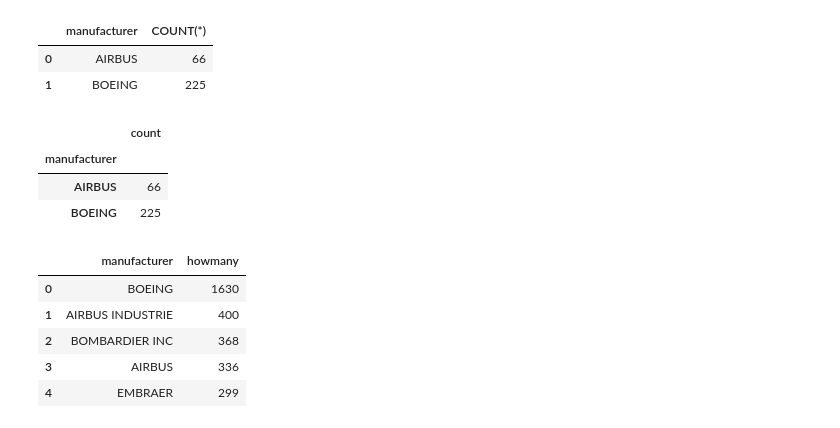
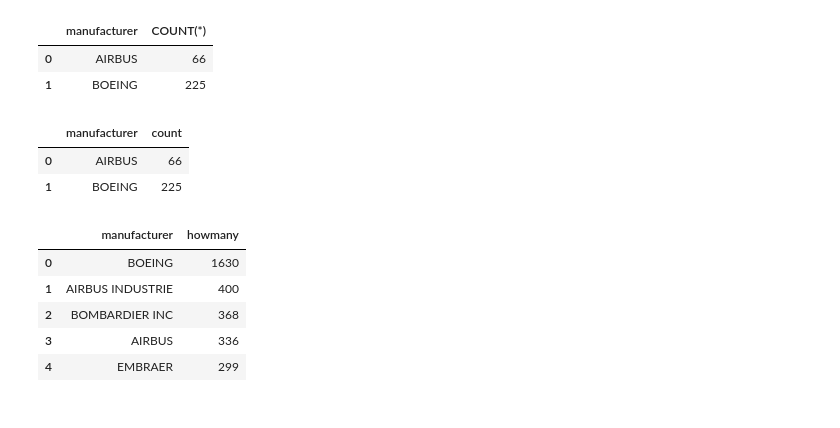
Before and after one commit to kiranp11/dsr, a Jupyter notebook: advanced_python/03_pandas.ipynb, the cells around one changed output. Cells and saved outputs as stored; diff of their text form; code cells hidden in the pictures.

Commit message:
more pandas, querying. exercise pdf

```diff
--- a/advanced_python/03_pandas.ipynb
+++ b/advanced_python/03_pandas.ipynb
@@ -1862,15 +1868,22 @@ WHERE seats > 200 GROUP BY manufacturer HAVING COUNT(*) > 10
 # %%
 # pd.read_sql_query("""
 # SELECT manufacturer, COUNT(*) FROM planes
 # WHERE seats > 200 GROUP BY manufacturer HAVING COUNT(*) > 10
 # """, conn)
 
 pd.DataFrame(planes.query('seats > 200').groupby('manufacturer').size().rename('count')).query('count > 10')
+
+planes\
+.query('seats > 200')\
+.groupby('manufacturer')\
+.size().rename('count')\
+.reset_index()\
+.query('count > 10')\
+.reset_index(drop=True)
 # %% [output]
-|  | count |
-| manufacturer |  |
-| AIRBUS | 66 |
-| BOEING | 225 |
+|  | manufacturer | count |
+| 0 | AIRBUS | 66 |
+| 1 | BOEING | 225 |
 # %%
 pd.read_sql_query("""
 SELECT manufacturer, COUNT(*) AS howmany FROM planes
```
Also changed, not shown: parts of 4 cells of this notebook, 2 other files.
